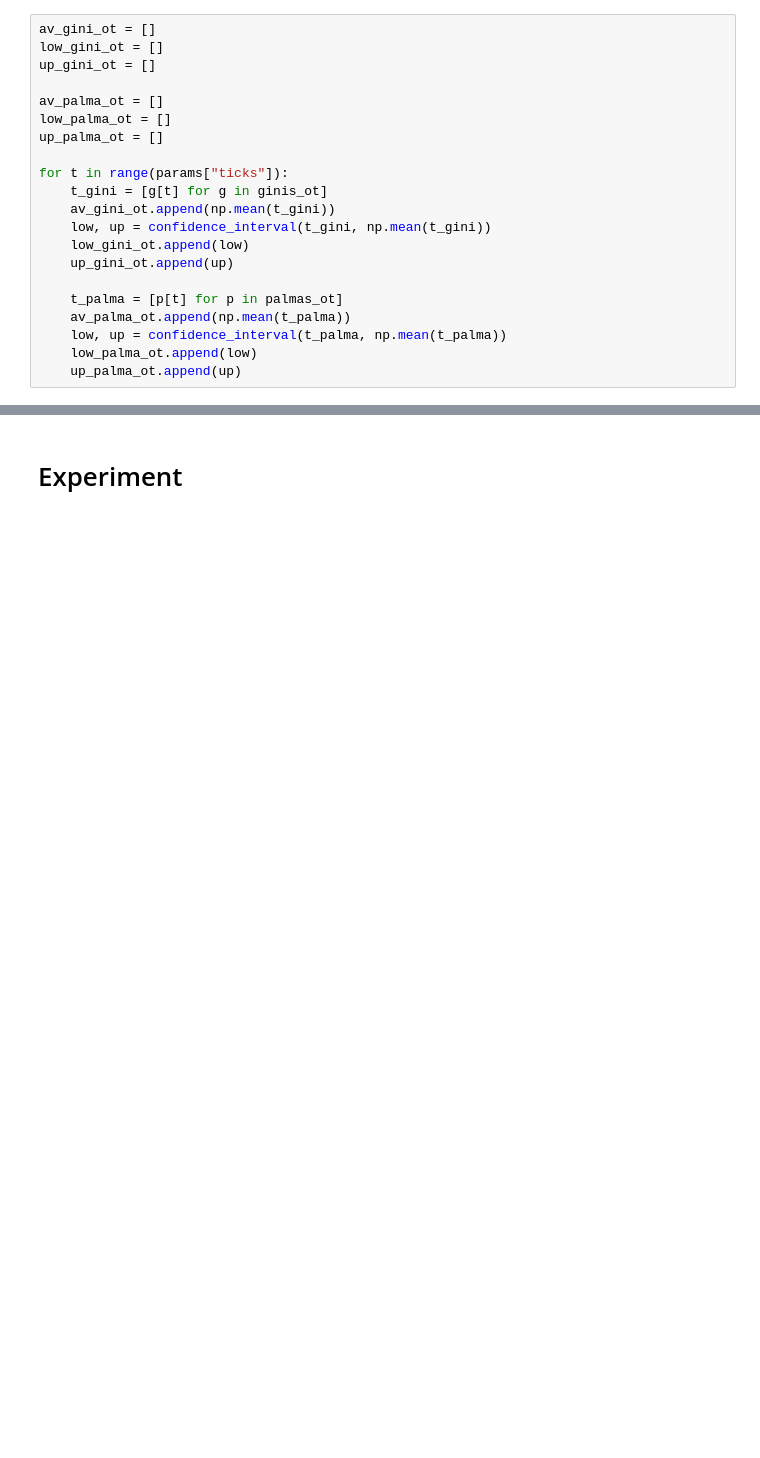
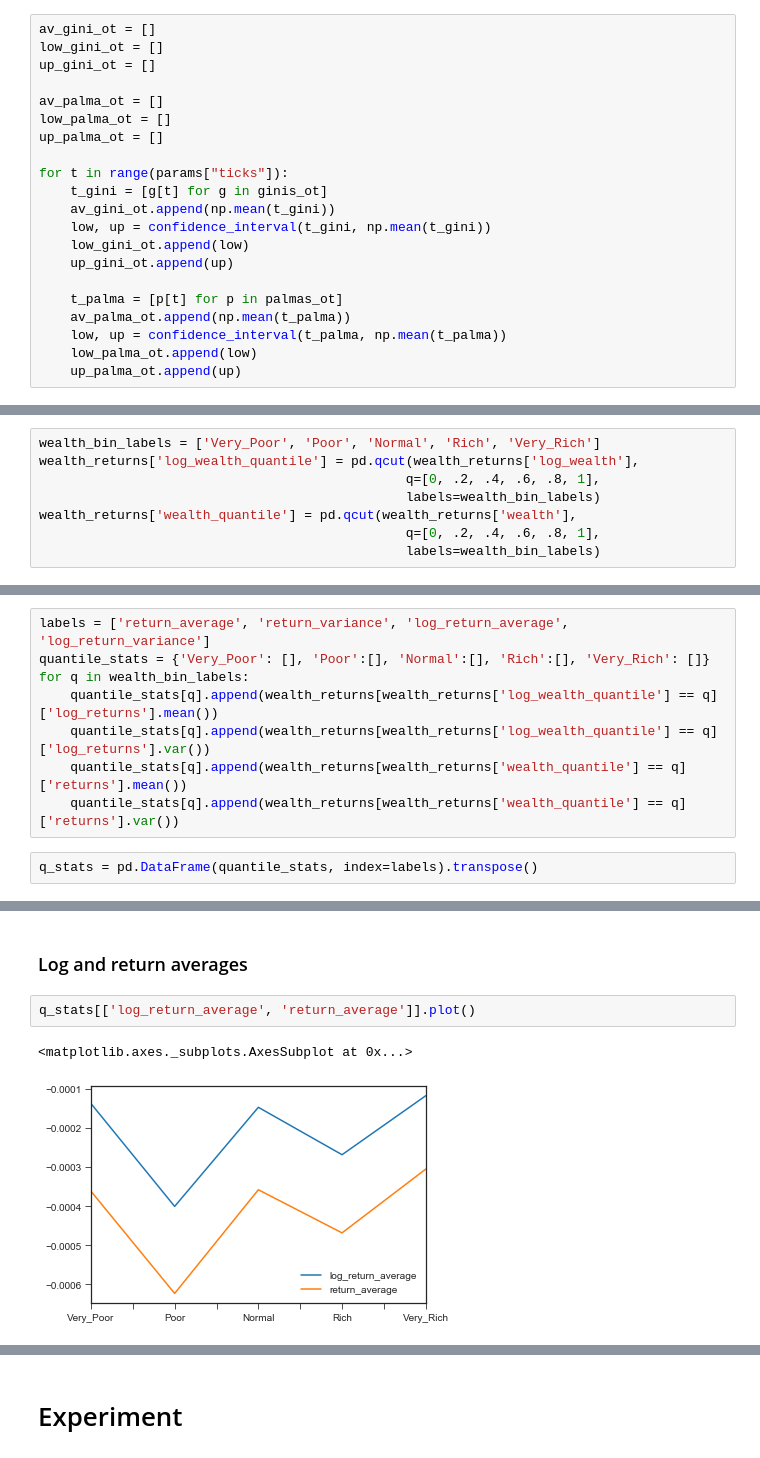
Before and after one commit to joerischasfoort/asset_volatility_wealth_inequality, a Jupyter notebook: stock-volatility-wealthy.ipynb, the cells around one changed output, grey strips where cells are left out. Cells and saved outputs as stored; diff of their text form; blank space fills up the shorter version.

```diff
--- a/stock-volatility-wealthy.ipynb
+++ b/stock-volatility-wealthy.ipynb
@@ -331,0 +335,8 @@ fig.savefig('uct_baseline_dynamics.png', dpi=200, bbox_inches = 'tight', pad_inc
+# %%
+wealth_bin_labels = ['Very_Poor', 'Poor', 'Normal', 'Rich', 'Very_Rich']
+wealth_returns['log_wealth_quantile'] = pd.qcut(wealth_returns['log_wealth'],
+                                               q=[0, .2, .4, .6, .8, 1],
+                                               labels=wealth_bin_labels)
+wealth_returns['wealth_quantile'] = pd.qcut(wealth_returns['wealth'],
+                                               q=[0, .2, .4, .6, .8, 1],
+                                               labels=wealth_bin_labels)
@@ -331,0 +353,10 @@ fig.savefig('uct_baseline_dynamics.png', dpi=200, bbox_inches = 'tight', pad_inc
+# %%
+labels = ['return_average', 'return_variance', 'log_return_average', 'log_return_variance']
+quantile_stats = {'Very_Poor': [], 'Poor':[], 'Normal':[], 'Rich':[], 'Very_Rich': []}
+for q in wealth_bin_labels:
+    quantile_stats[q].append(wealth_returns[wealth_returns['log_wealth_quantile'] == q]['log_returns'].mean())
+    quantile_stats[q].append(wealth_returns[wealth_returns['log_wealth_quantile'] == q]['log_returns'].var())
+    quantile_stats[q].append(wealth_returns[wealth_returns['wealth_quantile'] == q]['returns'].mean())
+    quantile_stats[q].append(wealth_returns[wealth_returns['wealth_quantile'] == q]['returns'].var())
+# %%
+q_stats = pd.DataFrame(quantile_stats, index=labels).transpose()
@@ -331,0 +372,7 @@ fig.savefig('uct_baseline_dynamics.png', dpi=200, bbox_inches = 'tight', pad_inc
+# %% [markdown]
+### Log and return averages
+# %%
+q_stats[['log_return_average', 'return_average']].plot()
+# %% [output]
+<matplotlib.axes._subplots.AxesSubplot at 0x...>
+[figure, added]
```
Also changed, not shown: parts of 30 cells of this notebook.
